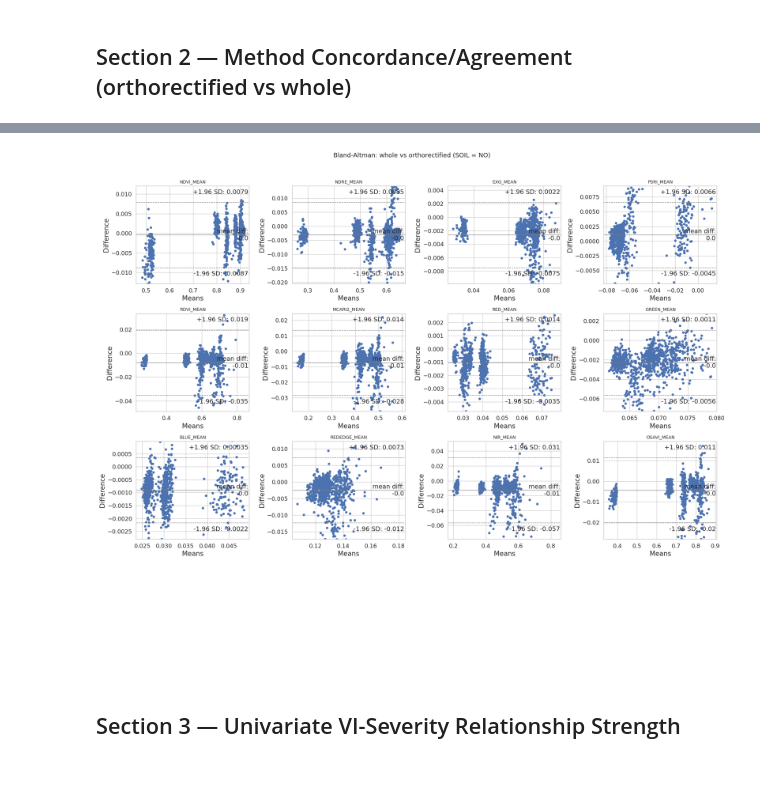
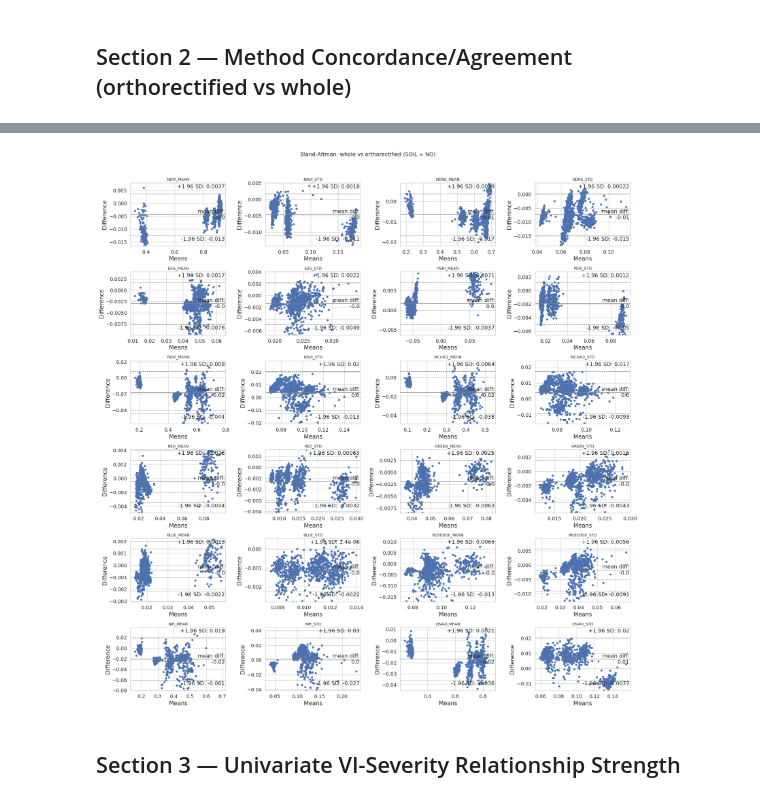
Before and after one commit to tingyan08/Micasense-RedEdge-MX-Processing, a Jupyter notebook: notebook/method_comparison_PPAC-B3.ipynb, the cells around one changed output, grey strips where cells are left out. Saved outputs shown, nothing was run; the diff lists cells and outputs as text; code cells hidden in the pictures; blank space fills up the shorter version.

```diff
--- a/notebook/method_comparison_PPAC-B3.ipynb
+++ b/notebook/method_comparison_PPAC-B3.ipynb
@@ -45,11 +45,11 @@ df_sev = df.dropna(subset=["SEVERITY"]).reset_index(drop=True)
 print("Full data:", df.shape, "| Severity-complete data:", df_sev.shape)
 assert df_sev.shape[0] == 3780
 
-vi_mean_cols = [c for c in df.columns if c.endswith("_MEAN")]
+vi_mean_std_cols = [c for c in df.columns if c.endswith(("_MEAN", "_STD"))]
 vi_all_cols = [c for c in df.columns if c.endswith(("_MEAN", "_STD", "_MIN", "_MAX"))]
 methods = ["orthorectified", "whole"]
 soils = ["YES", "NO"]
 
-print(f"{len(vi_mean_cols)} mean VI columns:", vi_mean_cols)
+print(f"{len(vi_mean_std_cols)} mean VI columns:", vi_mean_std_cols)
 # %% [output]
 Full data: (4320, 56) | Severity-complete data: (3780, 56)
@@ -58,7 +58,7 @@ Full data: (4320, 56) | Severity-complete data: (3780, 56)
 ## Section 1 — Data Structuring for METHOD x SOIL Comparison
 # %%
 # Wide table: one row per (DATE, POINT, SOIL), with paired orthorectified/whole VI values
-wide = df_sev.pivot_table(index=["DATE", "POINT", "SOIL"], columns="METHOD", values=vi_mean_cols)
+wide = df_sev.pivot_table(index=["DATE", "POINT", "SOIL"], columns="METHOD", values=vi_mean_std_cols)
 wide.columns = [f"{vi}_{method}" for vi, method in wide.columns]
 wide = wide.reset_index()
 print(wide.shape)
@@ -78,6 +78,6 @@ combo_data = {}
 for method in methods:
     for soil in soils:
         sub = df_sev[(df_sev["METHOD"] == method) & (df_sev["SOIL"] == soil)]
-        combo_data[(method, soil)] = sub[["POINT", "DATE"] + vi_mean_cols + ["SEVERITY"]].reset_index(drop=True)
+        combo_data[(method, soil)] = sub[["POINT", "DATE"] + vi_mean_std_cols + ["SEVERITY"]].reset_index(drop=True)
         print(method, soil, combo_data[(method, soil)].shape)
 # %% [output]
@@ -105,7 +105,7 @@ def lin_ccc(x, y):
 concordance_rows = []
 for soil in soils:
     sub_wide = wide[wide["SOIL"] == soil]
-    for vi in vi_mean_cols:
+    for vi in vi_mean_std_cols:
         col_o, col_w = f"{vi}_orthorectified", f"{vi}_whole"
         x = sub_wide[col_o].to_numpy()
         y = sub_wide[col_w].to_numpy()
@@ -119,11 +119,7 @@ for soil in soils:
             "rater": ["orthorectified"] * len(x) + ["whole"] * len(x),
             "value": np.concatenate([x, y]),
         })
-        icc = pg.intraclass_corr(data=long_df, targets="subject", raters="rater", ratings="value")
-        icc2 = icc.loc[icc["Type"] == "ICC(A,1)", "ICC"].values[0]  # ICC2: two-way random, absolute agreement
-        icc3 = icc.loc[icc["Type"] == "ICC(C,1)", "ICC"].values[0]  # ICC3: two-way mixed, consistency
 
-        wstat, wp = wilcoxon(x, y)
         rho, _ = spearmanr(x, y)
 
         diff = y - x
@@ -131,10 +127,10 @@ for soil in soils:
         loa_width = 2 * 1.96 * diff.std()
 
         concordance_rows.append({
-            "VI": vi, "SOIL": soil, "CCC": ccc, "ICC2": icc2, "ICC3": icc3,
-            "Wilcoxon_p": wp, "Spearman_r": rho, "Mean_bias": mean_bias, "LoA_width": loa_width,
+            "VI": vi, "SOIL": soil, "CCC": ccc,
+            "Spearman_r": rho, "Mean_bias": mean_bias, "LoA_width": loa_width,
         })
 
 concordance_df = pd.DataFrame(concordance_rows).sort_values(["SOIL", "CCC"]).reset_index(drop=True)
-concordance_df
+concordance_df[concordance_df["SOIL"] == "NO"]
 # %% [output]
@@ -158,20 +154,20 @@ concordance_df
 # %%
-# Bland-Altman plots (whole - orthorectified) for SOIL=NO, all 13 mean VIs
-sub_wide = wide[wide["SOIL"] == "NO"]
-fig, axes = plt.subplots(4, 4, figsize=(20, 16))
-for ax, vi in zip(axes.flat, vi_mean_cols):
+# Bland-Altman plots (whole - orthorectified) for SOIL=NO
+sub_wide = wide[wide["SOIL"] == "YES"]
+fig, axes = plt.subplots(6, 4, figsize=(20, 20))
+for ax, vi in zip(axes.flat, vi_mean_std_cols):
     x = sub_wide[f"{vi}_orthorectified"].to_numpy()
     y = sub_wide[f"{vi}_whole"].to_numpy()
     mask = ~(np.isnan(x) | np.isnan(y))
     mean_diff_plot(y[mask], x[mask], ax=ax)
     ax.set_title(vi, fontsize=10)
-for ax in axes.flat[len(vi_mean_cols):]:
+for ax in axes.flat[len(vi_mean_std_cols):]:
     ax.axis("off")
 fig.suptitle("Bland-Altman: whole vs orthorectified (SOIL = NO)", y=1.02, fontsize=14)
 plt.tight_layout()
 plt.show()
 # %% [output]
-[figure, old version]
+[figure, new version]
 # %% [markdown]
 ## Section 3 — Univariate VI-Severity Relationship Strength
 # %% [markdown]
```
Also changed, not shown: parts of 18 cells of this notebook, 18 other files.
